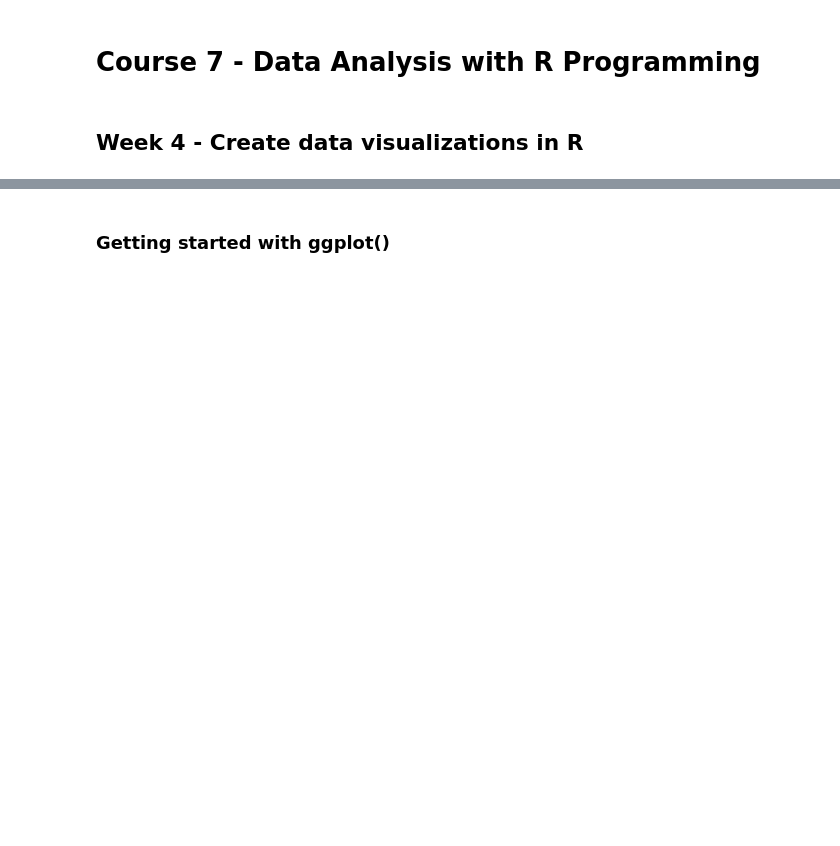
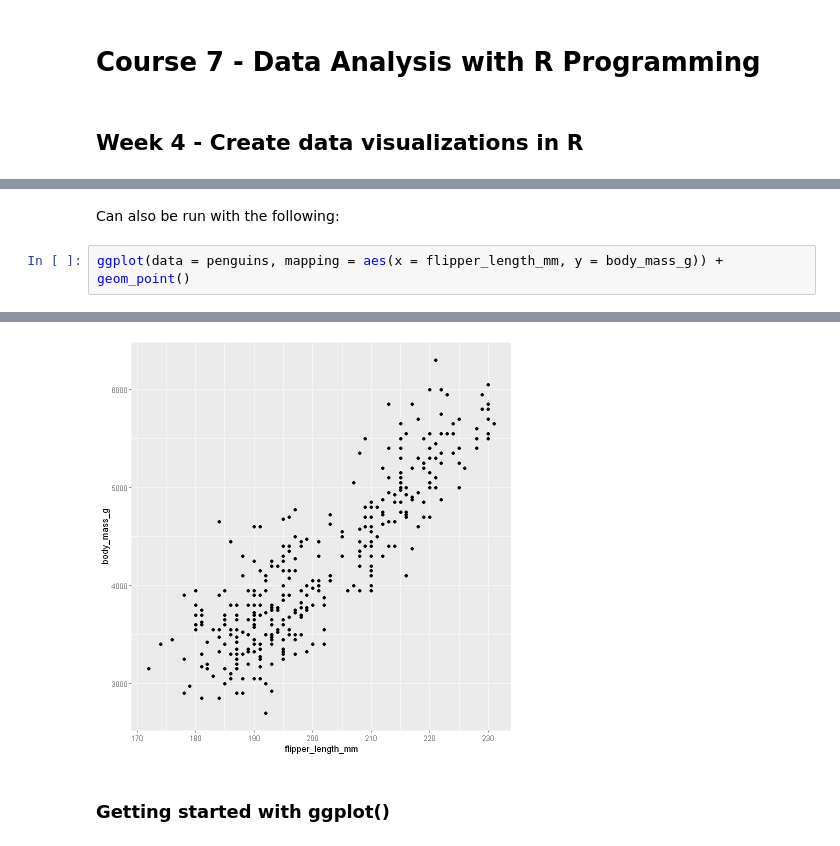
Before and after one commit to oxbbar/course-google-data-analytics, a Jupyter notebook: c7-data-analysis-with-r-programming-w4.ipynb, the cells around one changed output, grey strips where cells are left out. Saved outputs shown, nothing was run; the diff lists cells and outputs as text; blank space fills up the shorter version.

```diff
--- a/c7-data-analysis-with-r-programming-w4.ipynb
+++ b/c7-data-analysis-with-r-programming-w4.ipynb
@@ -8,0 +40,5 @@
+# %% [markdown]
+Can also be run with the following:
+# %%
+ggplot(data = penguins, mapping = aes(x = flipper_length_mm, y = body_mass_g)) +  geom_point()
+# %% [output]
@@ -9,2 +47,3 @@
+[figure, added]
 # %% [markdown]
 ### Getting started with ggplot()
```
Also changed, not shown: parts of 63 cells of this notebook, 2 other files.
